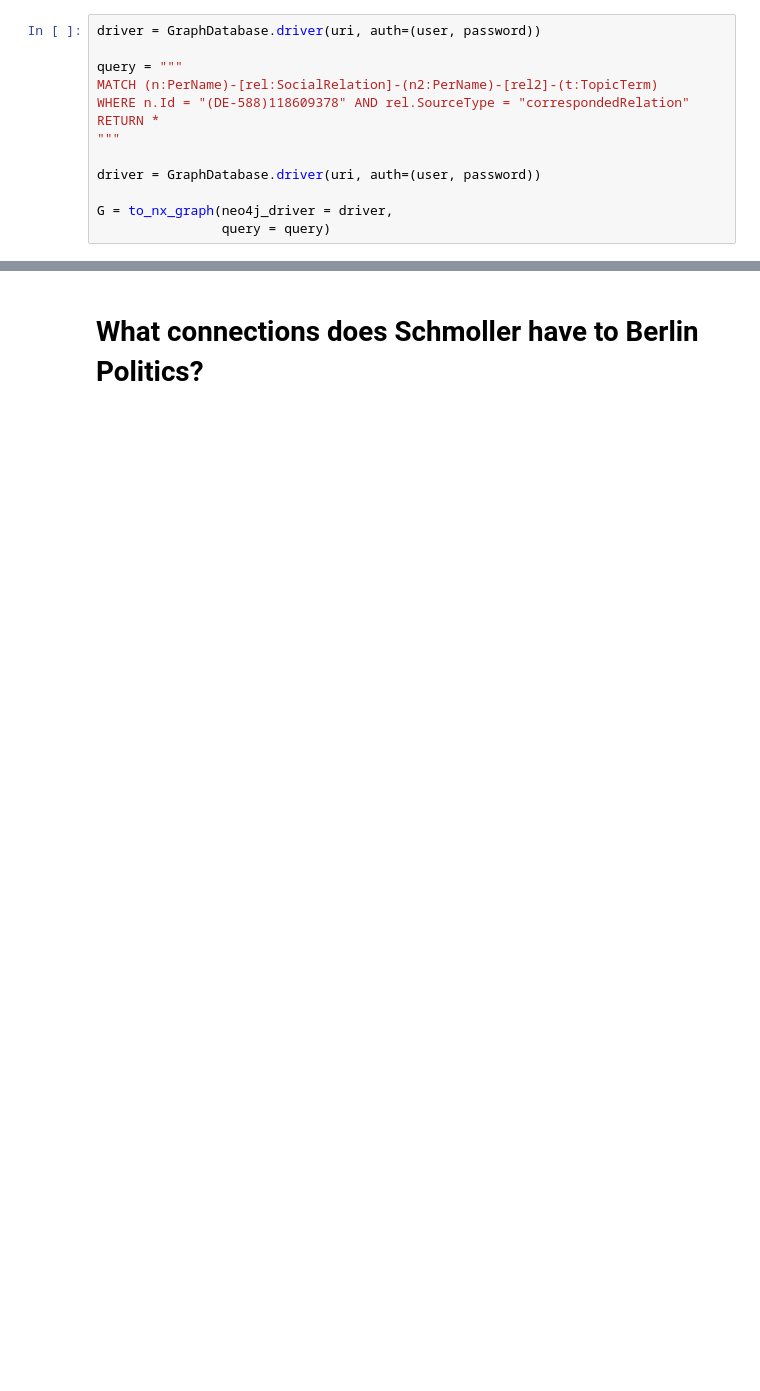
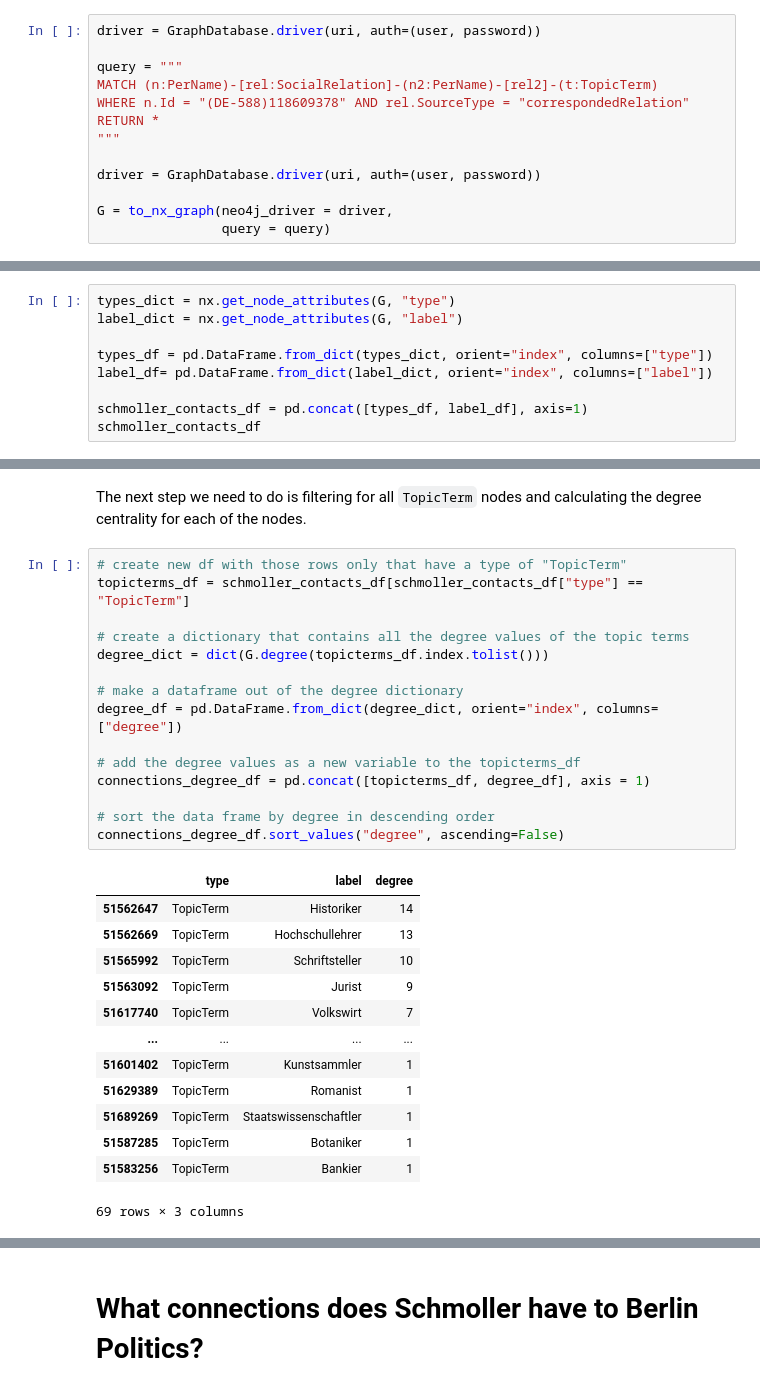
Before and after one commit to sonar-idh/jupyter-curriculum, a Jupyter notebook: notebooks/Notebook 5 - History of Economics.ipynb, the cells around one changed output, grey strips where cells are left out. Cells and saved outputs as stored; diff of their text form; blank space fills up the shorter version.

```diff
--- a/notebooks/Notebook 5 - History of Economics.ipynb
+++ b/notebooks/Notebook 5 - History of Economics.ipynb
@@ -137,0 +180,9 @@ topicterms_df.sort_values("degree", ascending=False)
+# %%
+types_dict = nx.get_node_attributes(G, "type")
+label_dict = nx.get_node_attributes(G, "label")
+
+types_df = pd.DataFrame.from_dict(types_dict, orient="index", columns=["type"])
+label_df= pd.DataFrame.from_dict(label_dict, orient="index", columns=["label"])
+
+schmoller_contacts_df = pd.concat([types_df, label_df], axis=1)
+schmoller_contacts_df
@@ -137,0 +203,31 @@ topicterms_df.sort_values("degree", ascending=False)
+# %% [markdown]
+The next step we need to do is filtering for all `TopicTerm` nodes and calculating the degree centrality for each of the nodes.
+# %%
+# create new df with those rows only that have a type of "TopicTerm"
+topicterms_df = schmoller_contacts_df[schmoller_contacts_df["type"] == "TopicTerm"]
+
+# create a dictionary that contains all the degree values of the topic terms
+degree_dict = dict(G.degree(topicterms_df.index.tolist()))
+
+# make a dataframe out of the degree dictionary
+degree_df = pd.DataFrame.from_dict(degree_dict, orient="index", columns=["degree"])
+
+# add the degree values as a new variable to the topicterms_df
+connections_degree_df = pd.concat([topicterms_df, degree_df], axis = 1)
+
+# sort the data frame by degree in descending order
+connections_degree_df.sort_values("degree", ascending=False)
+# %% [output]
+|  | type | label | degree |
+| 51562647 | TopicTerm | Historiker | 14 |
+| 51562669 | TopicTerm | Hochschullehrer | 13 |
+| 51565992 | TopicTerm | Schriftsteller | 10 |
+| 51563092 | TopicTerm | Jurist | 9 |
+| 51617740 | TopicTerm | Volkswirt | 7 |
+| ... | ... | ... | ... |
+| 51601402 | TopicTerm | Kunstsammler | 1 |
+| 51629389 | TopicTerm | Romanist | 1 |
+| 51689269 | TopicTerm | Staatswissenschaftler | 1 |
+| 51587285 | TopicTerm | Botaniker | 1 |
+| 51583256 | TopicTerm | Bankier | 1 |
+69 rows × 3 columns
```
Also changed, not shown: parts of 34 cells of this notebook, 1 other file.
